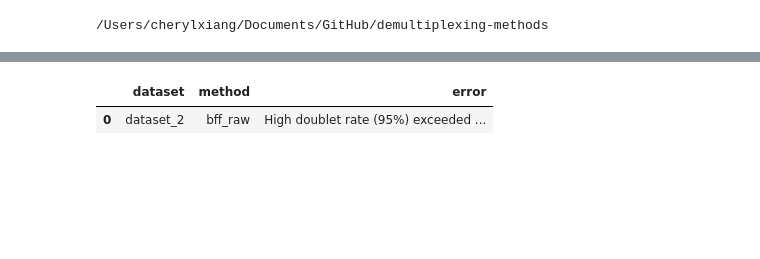
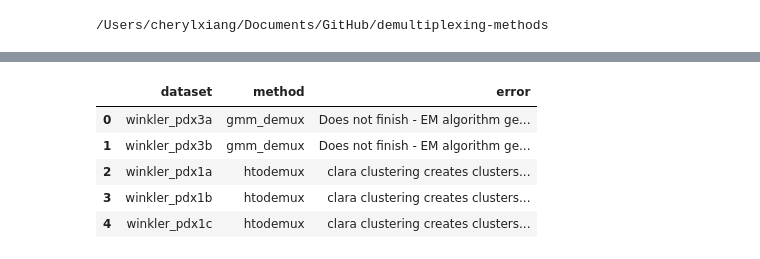
Before and after one commit to cheryl-xiang/demultiplexing-methods, a Jupyter notebook: analysis/aggregate_results.ipynb, the cells around one changed output, grey strips where cells are left out. Drawn from its saved outputs; the diff is of its cells as text; code cells hidden in the pictures; blank space fills up the shorter version.

```diff
--- a/analysis/aggregate_results.ipynb
+++ b/analysis/aggregate_results.ipynb
@@ -41,14 +41,18 @@ all_results
 # %%
 errors_file = 'results/errors.csv'
 if os.path.exists(errors_file):
     errors = pd.read_csv(errors_file)
 else:
     errors = pd.DataFrame(columns=['dataset', 'method', 'error'])
 
-errors
+errors.head()
 # %% [output]
 |  | dataset | method | error |
-| 0 | dataset_2 | bff_raw | High doublet rate (95%) exceeded ... |
+| 0 | winkler_pdx3a | gmm_demux | Does not finish - EM algorithm ge... |
+| 1 | winkler_pdx3b | gmm_demux | Does not finish - EM algorithm ge... |
+| 2 | winkler_pdx1a | htodemux | clara clustering creates clusters... |
+| 3 | winkler_pdx1b | htodemux | clara clustering creates clusters... |
+| 4 | winkler_pdx1c | htodemux | clara clustering creates clusters... |
 # %%
 plot_data = all_results[all_results['classification'] != 'total'].copy()
 datasets = sorted(plot_data['dataset'].unique())
```
Also changed, not shown: parts of 3 cells of this notebook, 18 other files.
